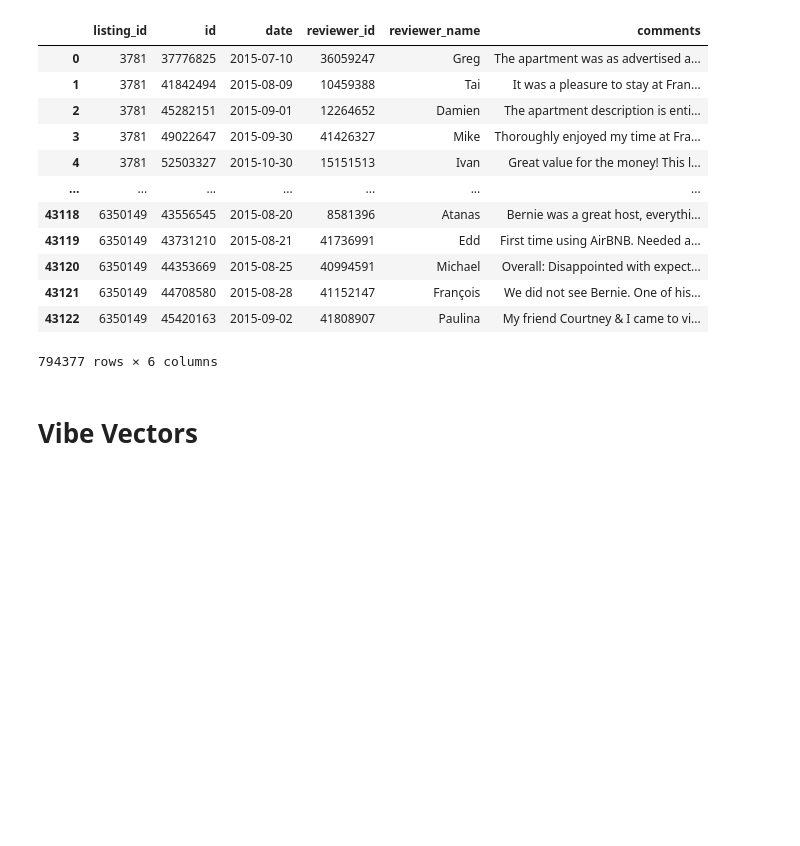
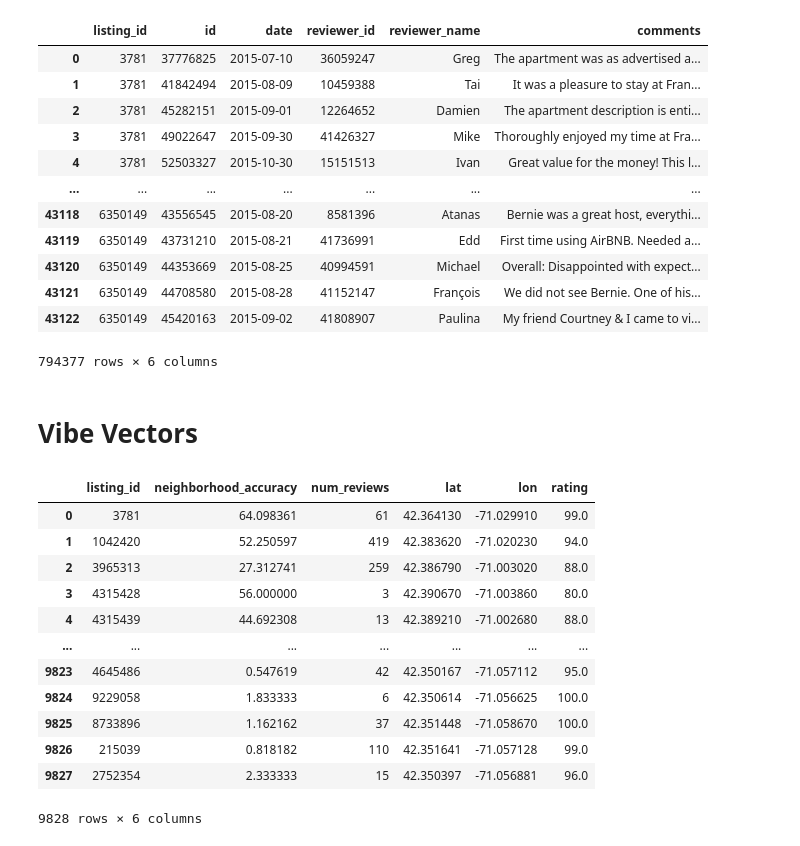
Before and after one commit to mbacvanski/vibe-of-boston, a Jupyter notebook: data_gen.ipynb, the cells around one changed output. Cells and saved outputs as stored; diff of their text form; code cells hidden in the pictures; blank space fills up the shorter version.

```diff
--- a/data_gen.ipynb
+++ b/data_gen.ipynb
@@ -142,6 +142,7 @@ for neighborhood in df_listings['neighbourhood_cleansed'].unique():
     neighborhood_accuracy /= len(comments_list)
     vibedict.append({'lat': df_listings.loc[df_listings['id'] == listing_id]['latitude'].values[0],
                      'lon': df_listings.loc[df_listings['id'] == listing_id]['longitude'].values[0],
+                     'rating': df_listings.loc[df_listings['id'] == listing_id]['review_scores_rating'].values[0],
                      'listing_id': listing_id,
                      'neighborhood_accuracy': neighborhood_accuracy,
                      'num_reviews': len(comments_list)})
@@ -151,3 +152,19 @@ vibetable = vibetable.append(vibedict, ignore_index=True)
 # %%
 vibetable.to_csv("dist/data/vibetable.csv", index=False)
 vibetable.to_json("dist/data/vibetable.json", orient='index')
+# %%
+vibetable
+# %% [output]
+|  | listing_id | neighborhood_accuracy | num_reviews | lat | lon | rating |
+| 0 | 3781 | 64.098361 | 61 | 42.364130 | -71.029910 | 99.0 |
+| 1 | 1042420 | 52.250597 | 419 | 42.383620 | -71.020230 | 94.0 |
+| 2 | 3965313 | 27.312741 | 259 | 42.386790 | -71.003020 | 88.0 |
+| 3 | 4315428 | 56.000000 | 3 | 42.390670 | -71.003860 | 80.0 |
+| 4 | 4315439 | 44.692308 | 13 | 42.389210 | -71.002680 | 88.0 |
+| ... | ... | ... | ... | ... | ... | ... |
+| 9823 | 4645486 | 0.547619 | 42 | 42.350167 | -71.057112 | 95.0 |
+| 9824 | 9229058 | 1.833333 | 6 | 42.350614 | -71.056625 | 100.0 |
+| 9825 | 8733896 | 1.162162 | 37 | 42.351448 | -71.058670 | 100.0 |
+| 9826 | 215039 | 0.818182 | 110 | 42.351641 | -71.057128 | 99.0 |
+| 9827 | 2752354 | 2.333333 | 15 | 42.350397 | -71.056881 | 96.0 |
+9828 rows × 6 columns
```
Also changed, not shown: parts of 7 cells of this notebook, 3 other files.
